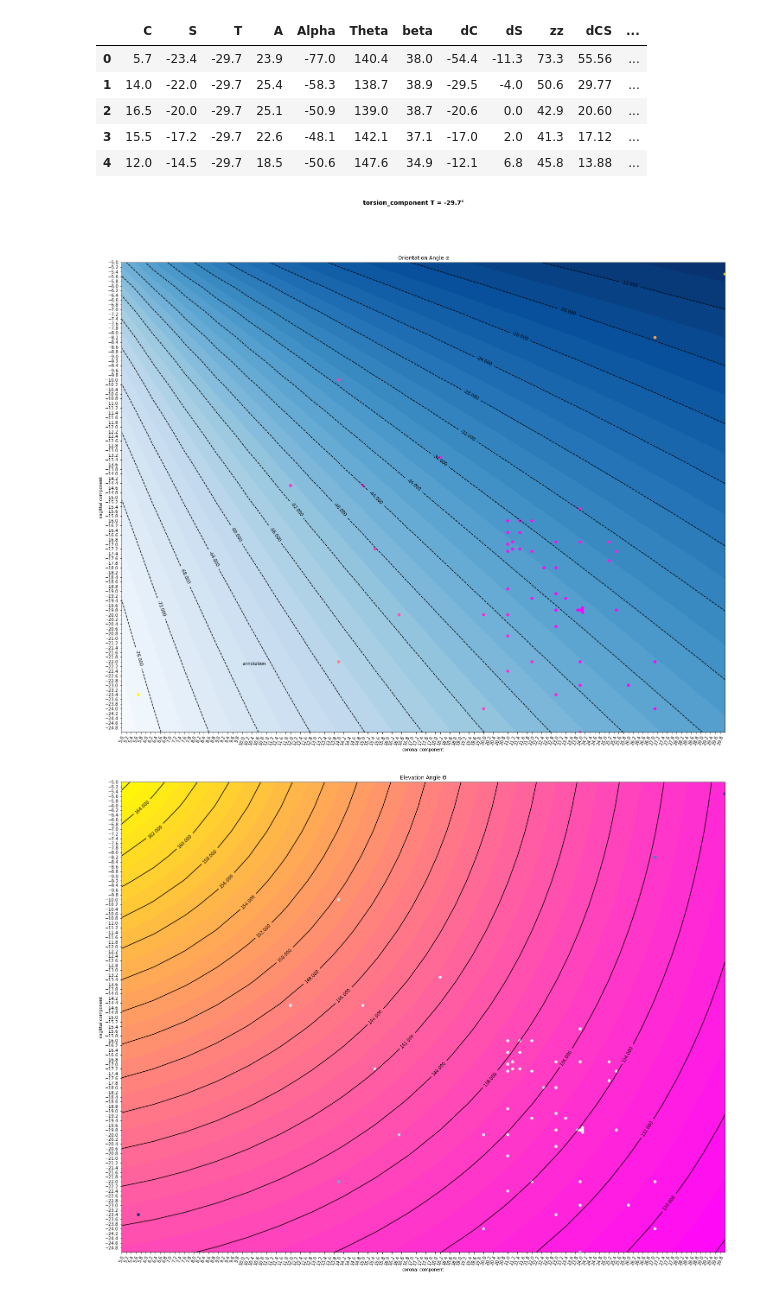
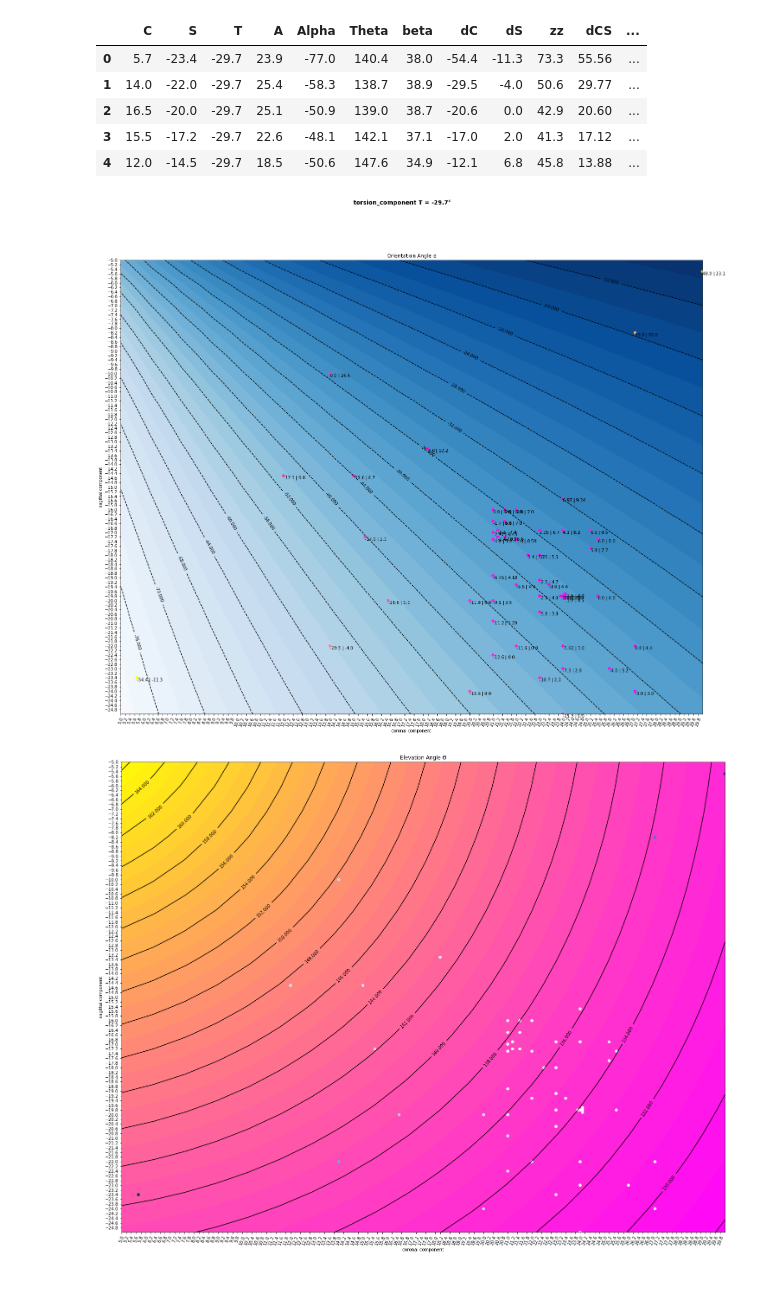
Before and after one commit to butayama/Learning-Python-for-Data-Science, a Jupyter notebook: osteotomy_parameterstudien_a_04.ipynb, the cells around one changed output. Cells and saved outputs as stored; diff of their text form; code cells hidden in the pictures.

```diff
--- a/osteotomy_parameterstudien_a_04.ipynb
+++ b/osteotomy_parameterstudien_a_04.ipynb
@@ -79,22 +79,30 @@ def np_true_angular_deformity(_c_a_d, _s_a_d, _t_a_d):
 # %%
 fig27 = plt.figure(figsize=(25,20))
 
 fig27.suptitle(f'torsion_component T = {T}°', fontsize=14, fontweight='bold')
 p_orientation = fig27.add_subplot(111, xticks=xt, yticks =yt)
 plt.xticks(rotation=70)
 p_orientation.set_title(f'Orientation Angle {chr(945)}')
 p_orientation.set_xlabel('coronal component')
 p_orientation.set_ylabel('sagittal component')
 img = p_orientation.contourf(X, Y, np_orientation_angle(X,Y,T), 40, cmap='Blues')
 hl = p_orientation.contour(X, Y, np_orientation_angle(X,Y,T), 20, colors='black', linewidth=.5)
 plt.clabel(hl, inline=1, fontsize=10)
 p_orientation.scatter(df['C'], df['S'], c=df['dCS'], cmap='spring')
-
-p_orientation.text(10, -22, "annotation", ha="left", va="top")
-
+# z = 4
+# y = -5.1
+# for value in enumerate(df['dC']):
+#     z += 2
+#     if z % 20 == 0:
+#         z = 6
+#         y -= 2
+#     p_orientation.text(z, y, str(value), ha="left", va="top")
+for value in enumerate(df['dC'], start=0):
+   p_orientation.text(df['C'][value[0]], df['S'][value[0]], str(df['dC'][value[0]])+' | '+
+                      str(df['dS'][value[0]]), ha="left", va="top")
 fig27.savefig(diagram_name_o)
 # %% [output]
-[figure, old version]
+[figure, new version]
 # %%
 fig28 = plt.figure(figsize=(25,20))
 p_elevation = fig28.add_subplot(111, xticks=xt, yticks =yt)
```
